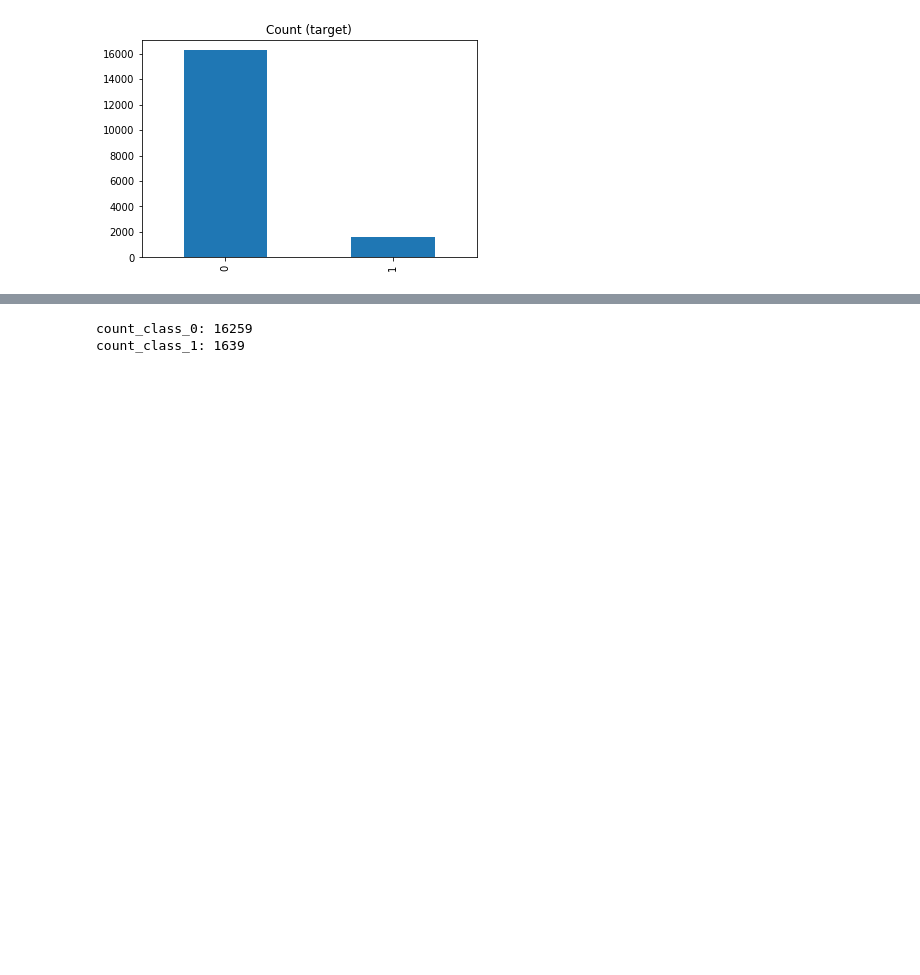
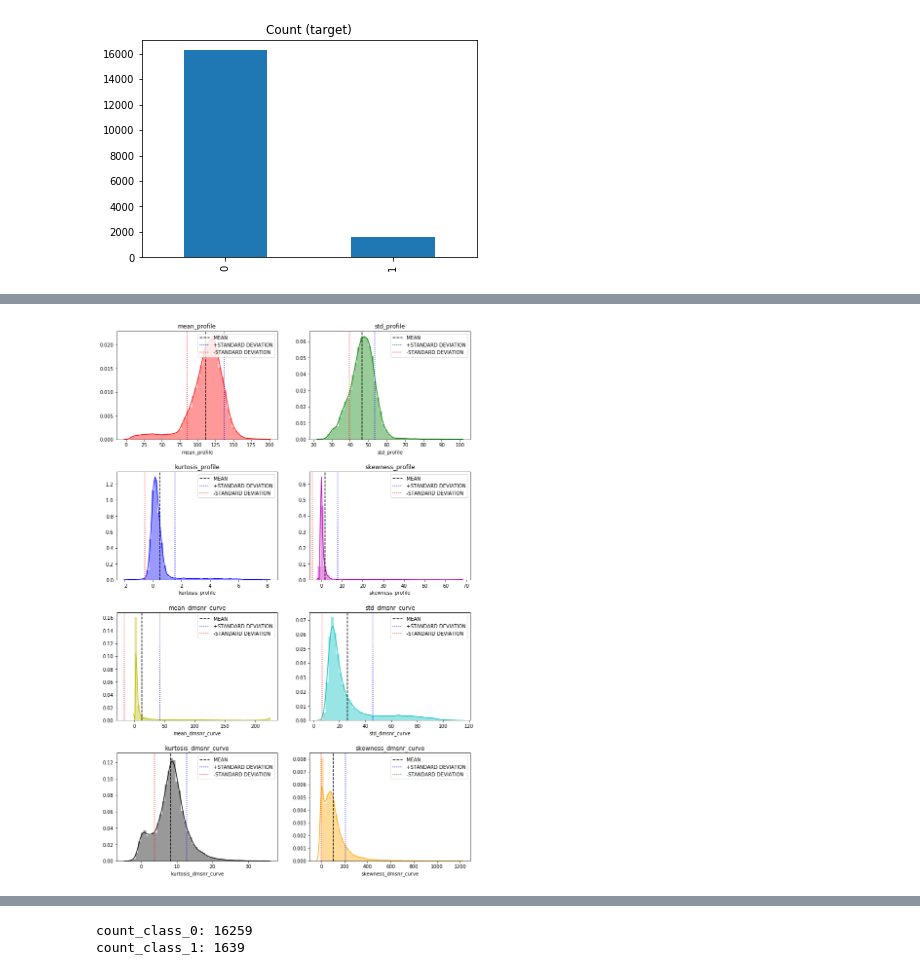
Before and after one commit to KeeganBarbosa/Summer-Coding-2019, a Jupyter notebook: Pulsar Star Prediction.ipynb, the cells around one changed output, grey strips where cells are left out. Saved outputs shown, nothing was run; the diff lists cells and outputs as text; code cells hidden in the pictures; blank space fills up the shorter version.

```diff
--- a/Pulsar Star Prediction.ipynb
+++ b/Pulsar Star Prediction.ipynb
@@ -69,0 +135,21 @@ target_count.plot(kind='bar', title='Count (target)');
+# %%
+# We can now visualize the distributions of the features.
+
+columns = ['mean_profile', 'std_profile', 'kurtosis_profile', 'skewness_profile',
+           'mean_dmsnr_curve', 'std_dmsnr_curve', 'kurtosis_dmsnr_curve',
+           'skewness_dmsnr_curve']
+length  = len(columns)
+colors  = ["r","g","b","m","y","c","k","orange"]
+
+plt.figure(figsize=(13,20))
+for i,j,k in itertools.zip_longest(columns,range(length),colors):
+    plt.subplot(length/2,length/4,j+1)
+    sns.distplot(data[i],color=k)
+    plt.title(i)
+    plt.subplots_adjust(hspace = .3)
+    plt.axvline(data[i].mean(),color = "k",linestyle="dashed",label="MEAN")
+    plt.axvline(data[i].mean()+data[i].std(),color = "b",linestyle="dotted",label="+STANDARD DEVIATION")
+    plt.axvline(data[i].mean()-data[i].std(),color = "r",linestyle="dotted",label="-STANDARD DEVIATION")
+    plt.legend(loc="upper right")
+# %% [output]
+[figure, added]
```
Also changed, not shown: parts of 19 cells of this notebook.
